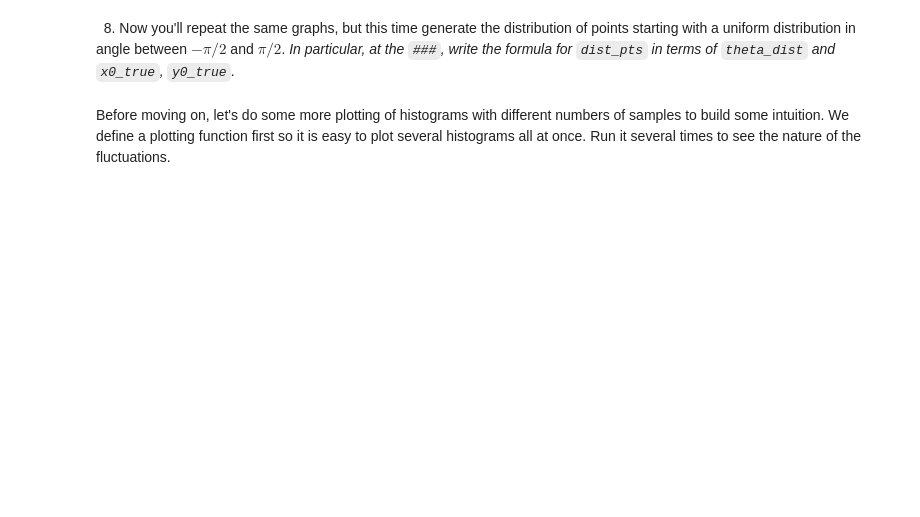
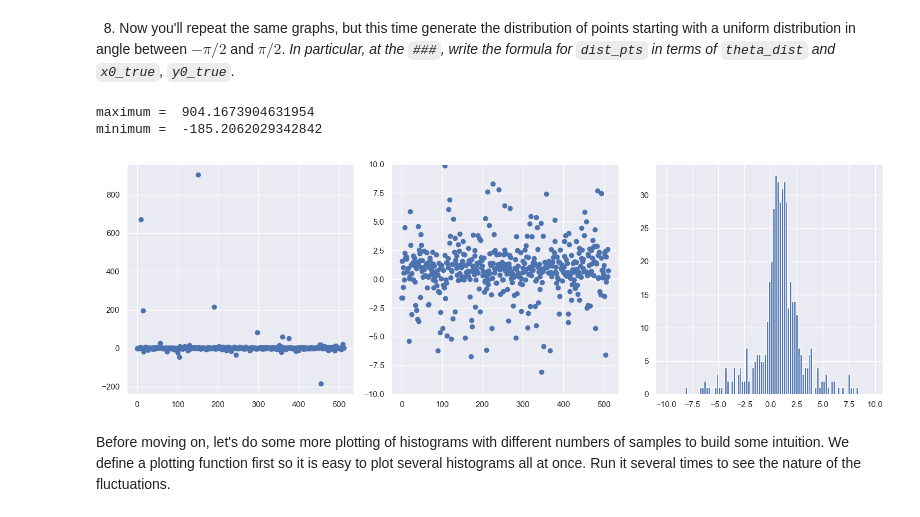
Before and after one commit to NilsSomm/LFD_for_Physicists, a Jupyter notebook: LearningFromData-content/BayesianStatistics/BayesianParameterEstimation/radioactive_lighthouse_exercise.ipynb, the cells around one changed output. Drawn from its saved outputs; the diff is of its cells as text; code cells hidden in the pictures; blank space fills up the shorter version.

```diff
--- a/LearningFromData-content/BayesianStatistics/BayesianParameterEstimation/radioactive_lighthouse_exercise.ipynb
+++ b/LearningFromData-content/BayesianStatistics/BayesianParameterEstimation/radioactive_lighthouse_exercise.ipynb
@@ -125,35 +151,39 @@ y0_true = 1.
 
 # Generate num_pts random numbers distributed according to dist and plot
 num_pts = 512
 x_pts = np.arange(num_pts)
 
 # Uniform distribution in theta: uniform(a,b) in [a, a+b]
 theta_dist = uniform(-np.pi/2., np.pi)
 
-dist_pts_alt = ### Fill in formula here for x_k points
-
+dist_pts_alt = x0_true + y0_true * np.tan(theta_dist.rvs(num_pts)) ### Fill in formula here for x_k points
+#WRONG FORMULA: y0_true / (np.pi * (y0_true**2 + (x_pts - x0_true)**2))
 
 # Make some plots!
 fig = plt.figure(figsize=(15,5))
 
 # First plot all the points, letting it autoscale the counts
 ax_1 = fig.add_subplot(1,3,1)
 ax_1.scatter(x_pts, dist_pts_alt)
 
 # Repeat but zoom in to near the origin
 ax_2 = fig.add_subplot(1,3,2)
 ax_2.scatter(x_pts, dist_pts_alt)
 ax_2.set_ylim(-10.,10.)
 
 # Finally make a zoomed-in histogram
 ax_3 = fig.add_subplot(1,3,3)
 out = ax_3.hist(dist_pts_alt, bins=np.arange(-10., 10., 0.2))
 
 # Print out the numerical limits (max and min)
 print('maximum = ', np.amax(dist_pts_alt))
 print('minimum = ', np.amin(dist_pts_alt))
 
 fig.tight_layout()
+# %% [output]
+maximum =  904.1673904631954
+minimum =  -185.2062029342842
+[figure, added]
 # %% [markdown]
 Before moving on, let's do some more plotting of histograms with different numbers of samples to build some intuition.  We define a plotting function first so it is easy to plot several histograms all at once. Run it several times to see the nature of the fluctuations.
 # %%
```
Also changed, not shown: parts of 11 cells of this notebook, 1 other file.
